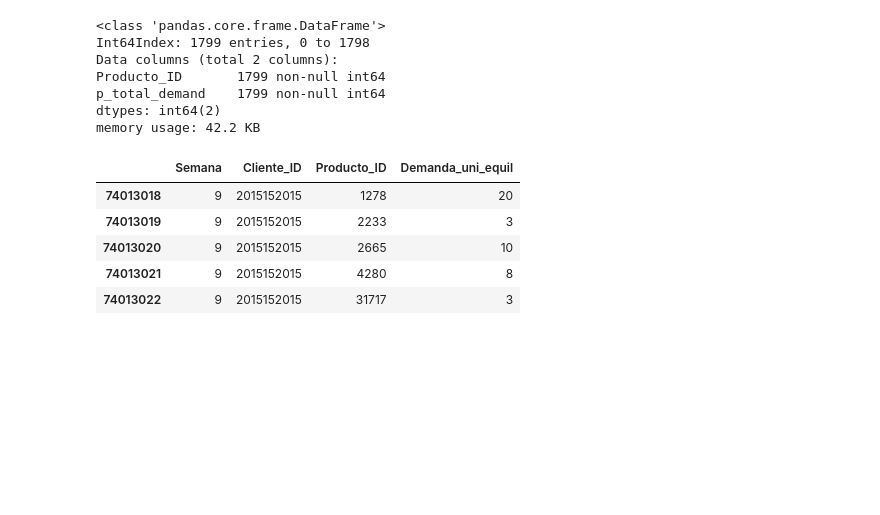
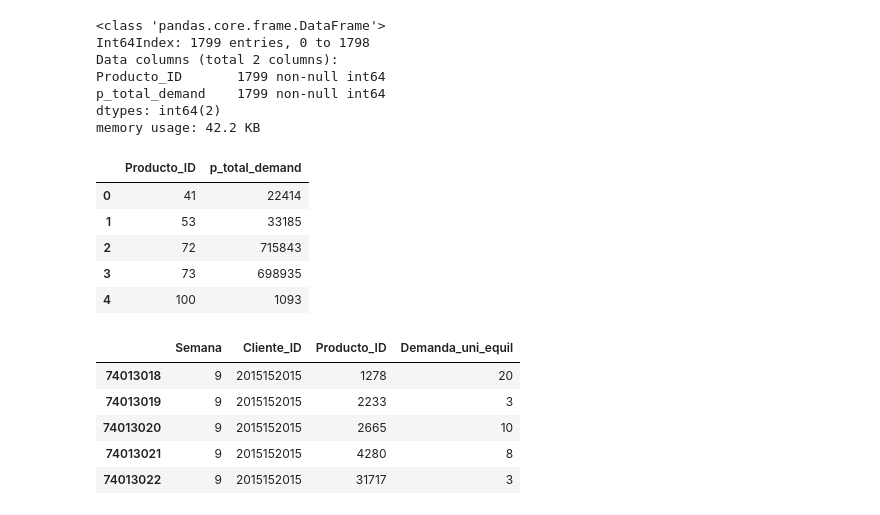
Before and after one commit to berkerkozan/KaggleBimboInventory, a Jupyter notebook: 20 Time series and totals.ipynb, the cells around one changed output. Cells and saved outputs as stored; diff of their text form; code cells hidden in the pictures; blank space fills up the shorter version.

```diff
--- a/20 Time series and totals.ipynb
+++ b/20 Time series and totals.ipynb
@@ -84,6 +93,15 @@ Producto_ID       1799 non-null int64
 p_total_demand    1799 non-null int64
 dtypes: int64(2)
 memory usage: 42.2 KB
+# %%
+product_demand_total.head()
+# %% [output]
+|  | Producto_ID | p_total_demand |
+| 0 | 41 | 22414 |
+| 1 | 53 | 33185 |
+| 2 | 72 | 715843 |
+| 3 | 73 | 698935 |
+| 4 | 100 | 1093 |
 # %%
 grouping = ['Semana', 'Cliente_ID', 'Producto_ID']
 train_group = train.groupby(grouping,as_index=False)['Demanda_uni_equil'].sum()
```
Also changed, not shown: parts of 27 cells of this notebook, 5 other files.
